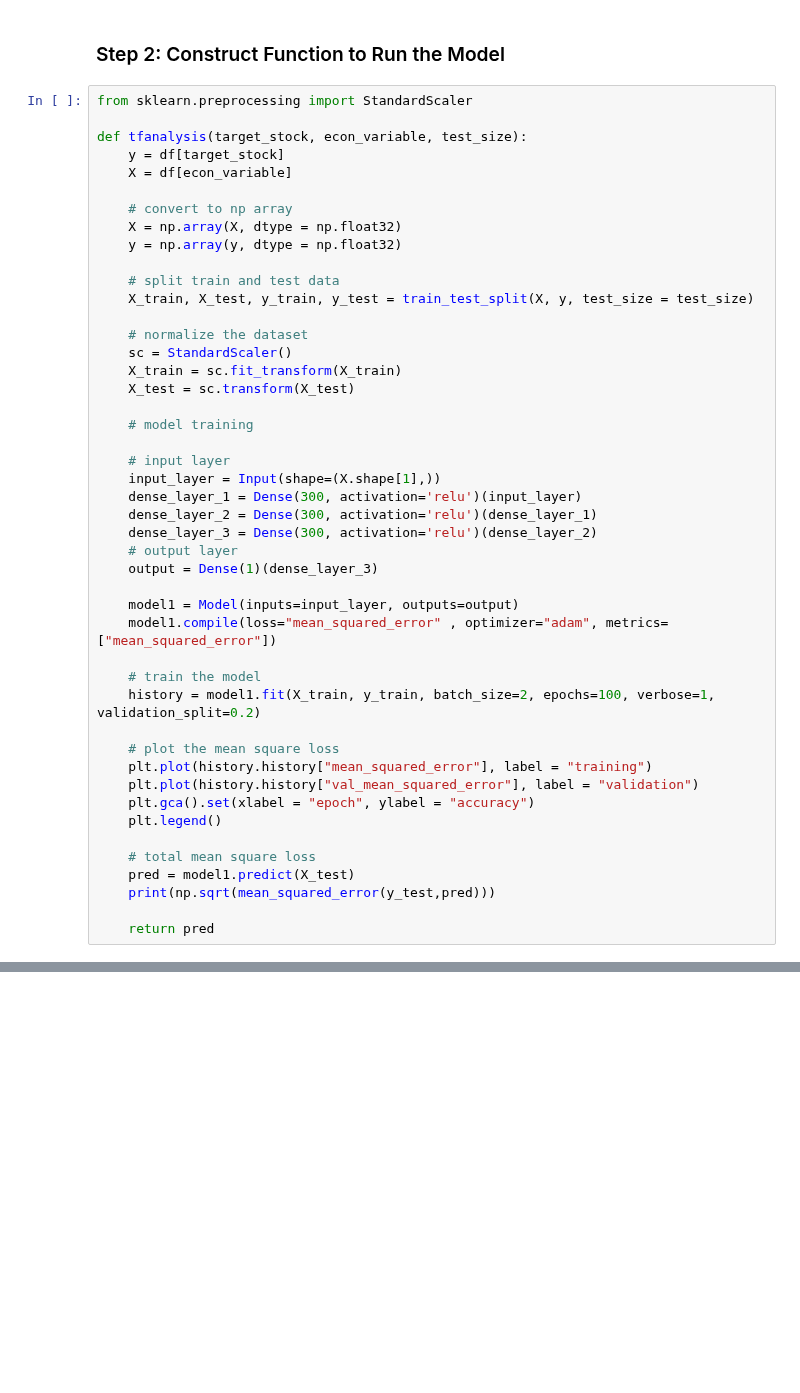
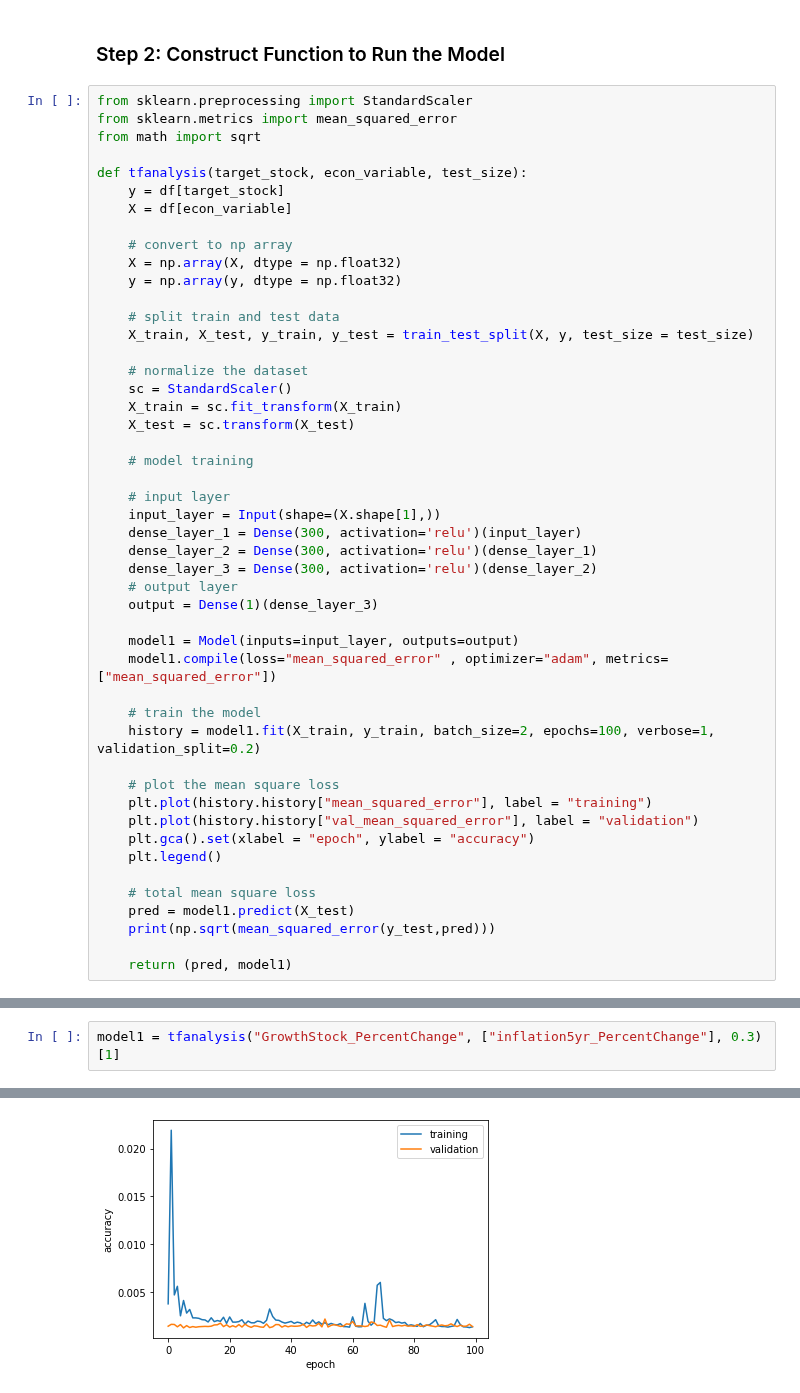
Before and after one commit to lu18cheng/pic16b_stock_analysis, a Jupyter notebook: code/Untitled.ipynb, the cells around one changed output, grey strips where cells are left out. Cells and saved outputs as stored; diff of their text form; blank space fills up the shorter version.

Commit message:
added inflation chart

```diff
--- a/code/Untitled.ipynb
+++ b/code/Untitled.ipynb
@@ -81,6 +81,8 @@ df = df.dropna()
 ### Step 2: Construct Function to Run the Model
 # %%
 from sklearn.preprocessing import StandardScaler
+from sklearn.metrics import mean_squared_error
+from math import sqrt
 
 def tfanalysis(target_stock, econ_variable, test_size):
     y = df[target_stock]
@@ -124,4 +126,4 @@ def tfanalysis(target_stock, econ_variable, test_size):
     pred = model1.predict(X_test)
     print(np.sqrt(mean_squared_error(y_test,pred)))
 
-    return pred
+    return (pred, model1)
@@ -127,0 +134,3 @@ def tfanalysis(target_stock, econ_variable, test_size):
+# %%
+model1 = tfanalysis("GrowthStock_PercentChange", ["inflation5yr_PercentChange"], 0.3)[1]
+# %% [output]
@@ -127,0 +154 @@ def tfanalysis(target_stock, econ_variable, test_size):
+[figure, added]
```
Also changed, not shown: parts of 5 cells of this notebook.
